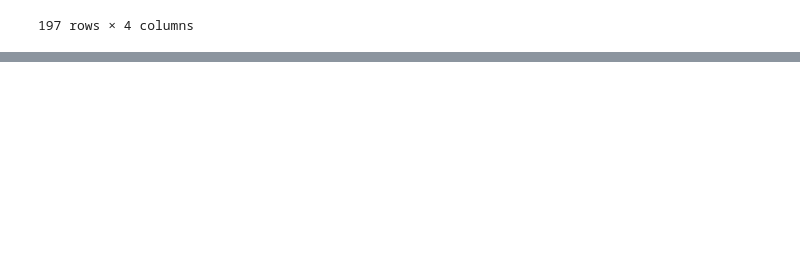
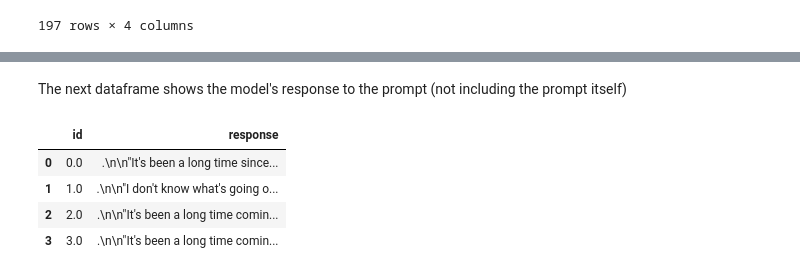
Before and after one commit to Nking92/checklist, a Jupyter notebook: notebooks/Nick.ipynb, the cells around one changed output, grey strips where cells are left out. Drawn from its saved outputs; the diff is of its cells as text; code cells hidden in the pictures; blank space fills up the shorter version.

```diff
--- a/notebooks/Nick.ipynb
+++ b/notebooks/Nick.ipynb
@@ -308,0 +356,10 @@ merged.loc[merged['p/f'] == 'fail']
+# %% [markdown]
+The next dataframe shows the model's response to the prompt (not including the prompt itself)
+# %%
+responses
+# %% [output]
+|  | id | response |
+| 0 | 0.0 | .\n\n"It's been a long time since... |
+| 1 | 1.0 | .\n\n"I don't know what's going o... |
+| 2 | 2.0 | .\n\n"It's been a long time comin... |
+| 3 | 3.0 | .\n\n"It's been a long time comin... |
```
Also changed, not shown: parts of 11 cells of this notebook, 1 other file.
